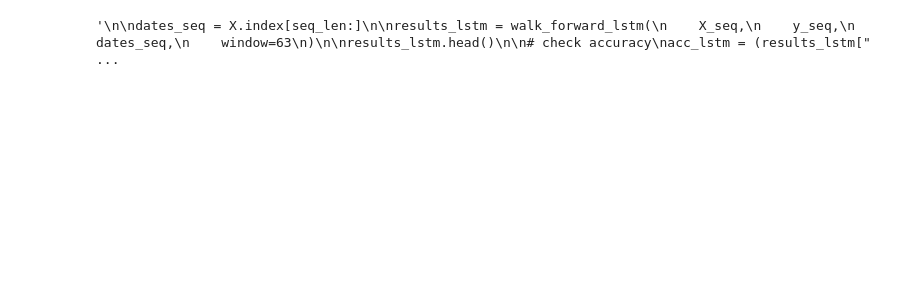
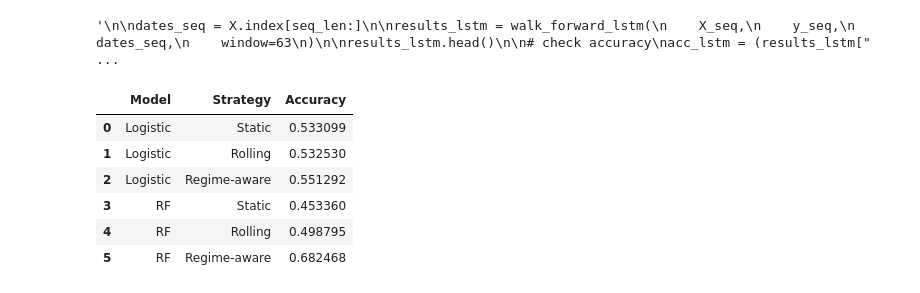
Before and after one commit to dhritiburugupalli/regime-adaptability, a Jupyter notebook: regime_adaptability.ipynb, the cells around one changed output. Drawn from its saved outputs; the diff is of its cells as text; code cells hidden in the pictures; blank space fills up the shorter version.

Commit message:
implemented static and regime aware strategies

```diff
--- a/regime_adaptability.ipynb
+++ b/regime_adaptability.ipynb
@@ -687,0 +750,47 @@ print("Saved LSTM predictions:", lstm_path)
+# %%
+# Predict using regime aware switching
+def regime_predict(models):
+    preds, actuals, dates = [], [], []
+
+    for i in range(len(X)):
+        regime = df_clean["Regime"].iloc[i]
+        model  = models[regime]
+
+        X_test = X.iloc[i:i+1]
+        y_test = y.iloc[i]
+
+        preds.append(model.predict(X_test)[0])
+        actuals.append(y_test)
+        dates.append(X.index[i])
+
+    return pd.DataFrame({
+        "Date": dates,
+        "Prediction": preds,
+        "Actual": actuals,
+        "Regime": df_clean["Regime"]
+    }).set_index("Date")
+# %%
+results_log_regime = regime_predict(log_models)
+results_rf_regime  = regime_predict(rf_models)
+# %%
+def overall_accuracy(res):
+    return (res["Prediction"] == res["Actual"]).mean()
+
+strategy_compare = pd.DataFrame([
+    {"Model": "Logistic", "Strategy": "Static",       "Accuracy": overall_accuracy(results_log_static)},
+    {"Model": "Logistic", "Strategy": "Rolling",      "Accuracy": overall_accuracy(results_log)},         # your walk-forward output
+    {"Model": "Logistic", "Strategy": "Regime-aware", "Accuracy": overall_accuracy(results_log_regime)},
+    {"Model": "RF",       "Strategy": "Static",       "Accuracy": overall_accuracy(results_rf_static)},
+    {"Model": "RF",       "Strategy": "Rolling",      "Accuracy": overall_accuracy(results_rf)},
+    {"Model": "RF",       "Strategy": "Regime-aware", "Accuracy": overall_accuracy(results_rf_regime)},
+])
+
+strategy_compare
+# %% [output]
+|  | Model | Strategy | Accuracy |
+| 0 | Logistic | Static | 0.533099 |
+| 1 | Logistic | Rolling | 0.532530 |
+| 2 | Logistic | Regime-aware | 0.551292 |
+| 3 | RF | Static | 0.453360 |
+| 4 | RF | Rolling | 0.498795 |
+| 5 | RF | Regime-aware | 0.682468 |
```
Also changed, not shown: parts of 21 cells of this notebook.
